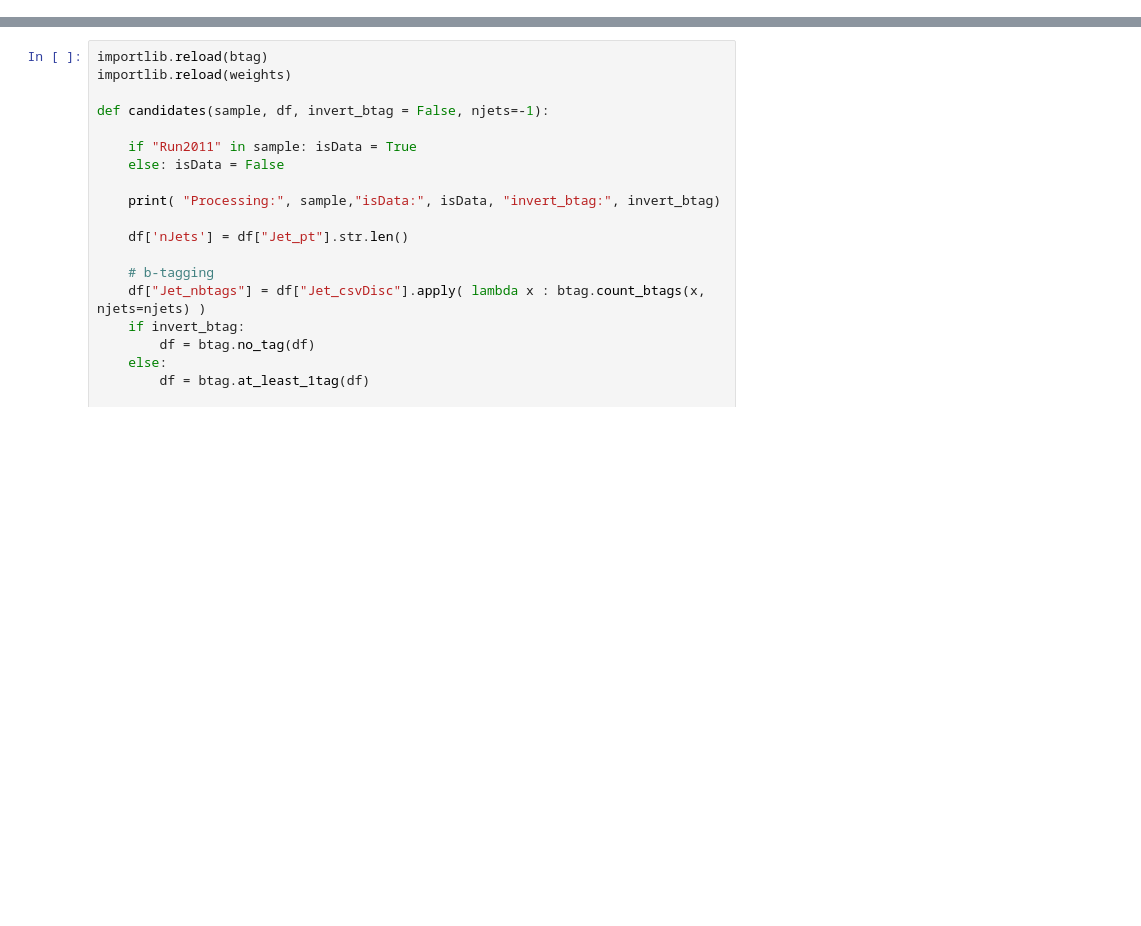
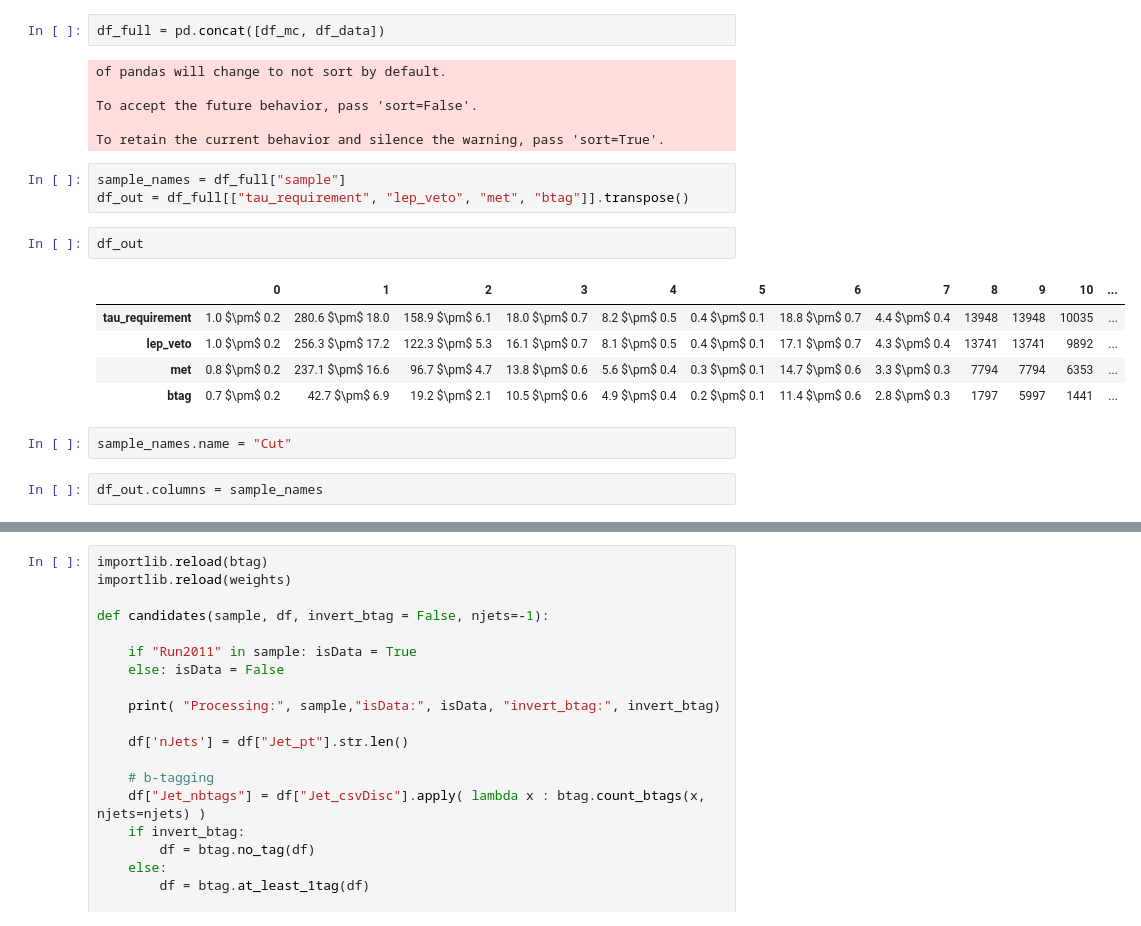
Before and after one commit to llayer/cmsopen, a Jupyter notebook: columnar/script_selection.ipynb, the cells around one changed output, grey strips where cells are left out. Saved outputs shown, nothing was run; the diff lists cells and outputs as text; blank space fills up the shorter version.

```diff
--- a/columnar/script_selection.ipynb
+++ b/columnar/script_selection.ipynb
@@ -47,0 +149,23 @@ samples = event_selection()
+# %%
+df_full = pd.concat([df_mc, df_data])
+# %% [output]
+of pandas will change to not sort by default.
+
+To accept the future behavior, pass 'sort=False'.
+
+To retain the current behavior and silence the warning, pass 'sort=True'.
+# %%
+sample_names = df_full["sample"]
+df_out = df_full[["tau_requirement", "lep_veto", "met", "btag"]].transpose()
+# %%
+df_out
+# %% [output]
+|  | 0 | 1 | 2 | 3 | 4 | 5 | 6 | 7 | 8 | 9 | 10 | ... |
+| tau_requirement | 1.0 $\pm$ 0.2 | 280.6 $\pm$ 18.0 | 158.9 $\pm$ 6.1 | 18.0 $\pm$ 0.7 | 8.2 $\pm$ 0.5 | 0.4 $\pm$ 0.1 | 18.8 $\pm$ 0.7 | 4.4 $\pm$ 0.4 | 13948 | 13948 | 10035 | ... |
+| lep_veto | 1.0 $\pm$ 0.2 | 256.3 $\pm$ 17.2 | 122.3 $\pm$ 5.3 | 16.1 $\pm$ 0.7 | 8.1 $\pm$ 0.5 | 0.4 $\pm$ 0.1 | 17.1 $\pm$ 0.7 | 4.3 $\pm$ 0.4 | 13741 | 13741 | 9892 | ... |
+| met | 0.8 $\pm$ 0.2 | 237.1 $\pm$ 16.6 | 96.7 $\pm$ 4.7 | 13.8 $\pm$ 0.6 | 5.6 $\pm$ 0.4 | 0.3 $\pm$ 0.1 | 14.7 $\pm$ 0.6 | 3.3 $\pm$ 0.3 | 7794 | 7794 | 6353 | ... |
+| btag | 0.7 $\pm$ 0.2 | 42.7 $\pm$ 6.9 | 19.2 $\pm$ 2.1 | 10.5 $\pm$ 0.6 | 4.9 $\pm$ 0.4 | 0.2 $\pm$ 0.1 | 11.4 $\pm$ 0.6 | 2.8 $\pm$ 0.3 | 1797 | 5997 | 1441 | ... |
+# %%
+sample_names.name = "Cut"
+# %%
+df_out.columns = sample_names
```
Also changed, not shown: parts of 70 cells of this notebook, 3 other files.
